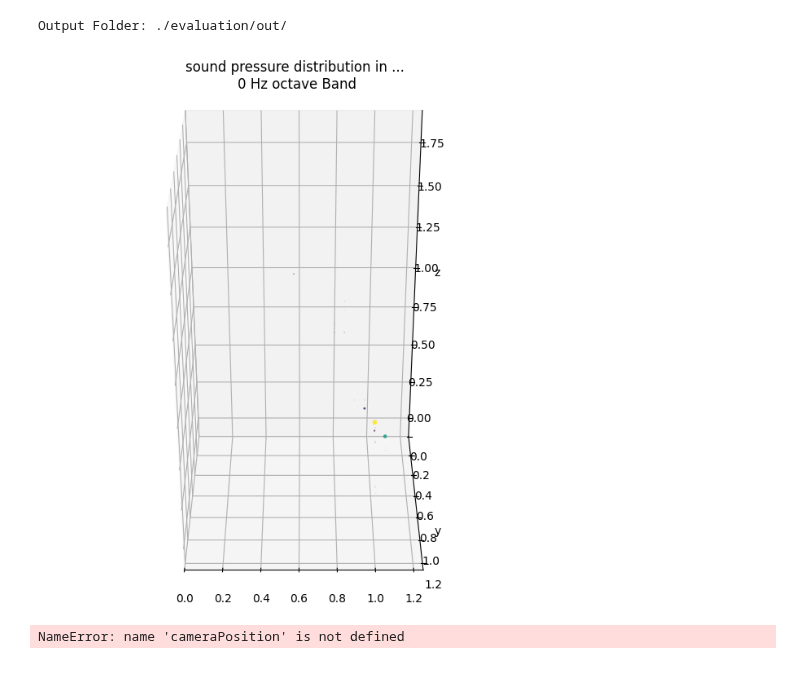
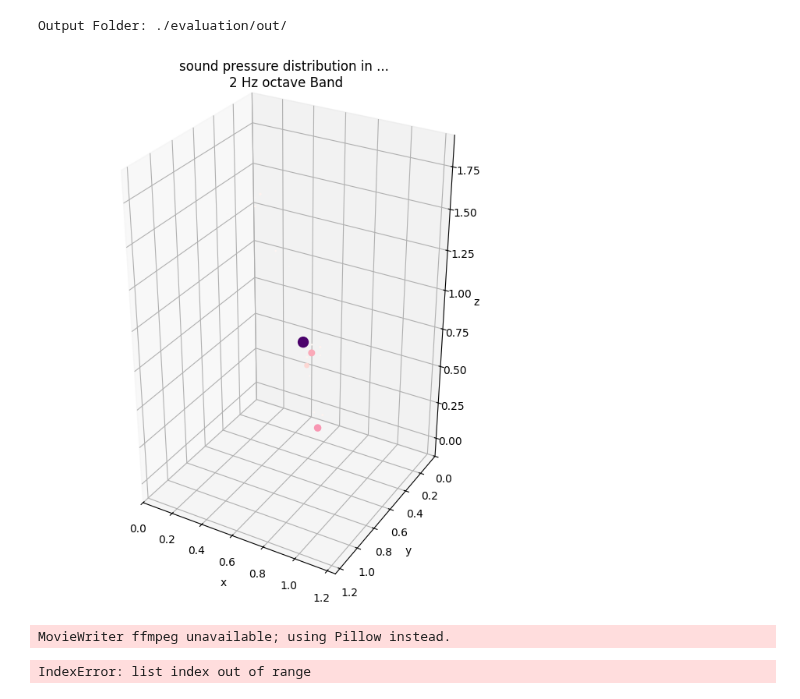
Before and after one commit to Floloffel/Bassoon2425, a Jupyter notebook: evaluation/Video_Export.ipynb, the cells around one changed output. Saved outputs shown, nothing was run; the diff lists cells and outputs as text; code cells hidden in the pictures.

Commit message:
the plot ist schön

```diff
--- a/evaluation/Video_Export.ipynb
+++ b/evaluation/Video_Export.ipynb
@@ -13,7 +25,8 @@ resFolderName = 'out/beamforming_results_25_02_16/'+dataName
 
 cameraPosition = 1
 dotsize = 4
-currentFrequencyBand = 0
+currentFrequencyBand = 2
+currentFrame = 64
 
 # Open and read the JSON file
 with open(resFolderName + '/evaluation_config.json', 'r') as file:
@@ -35,42 +48,45 @@ Output Folder: ./evaluation/out/
 fig = plt.figure(figsize = [10,8])
 ax = fig.add_subplot(projection='3d')
 
-ax.view_init(elev=30,
-             azim=270,
-             roll=0)
+# ax.view_init(elev=30,
+#              azim=270,
+#              roll=0)
 ax.set_proj_type('persp', focal_length=0.547)
 
 x_m, y_m, z_m = np.meshgrid(np.linspace(0,map.shape[2]*resolution,map.shape[2]),
                             np.linspace(0,map.shape[3]*resolution,map.shape[3]),
                             np.linspace(0,map.shape[4]*resolution,map.shape[4]))
 
-scat = ax.scatter(x_m, y_m, z_m, c = map[1,1], s = map[1,1]*10**dotsize, alpha = 0.8)
+scat = ax.scatter(x_m, y_m, z_m, c = map[currentFrequencyBand,currentFrame], s = map[currentFrequencyBand,currentFrame]*10**dotsize, cmap='RdPu', alpha=0.99)
 
 ax.set_xlabel('x')
 ax.set_ylabel('y')
 ax.set_zlabel('z')
 ax.set_xlim(0, map.shape[2]*resolution)
 ax.set_ylim(map.shape[3]*resolution, 0)
 ax.set_title('sound pressure distribution in ... \n'+str(currentFrequencyBand)+' Hz octave Band')
 ax.set_aspect('equal')
 
 
 def update(frame):
     color = map[currentFrequencyBand,frame,:,:,:]
     size = map[currentFrequencyBand,frame,:,:,:]*10**dotsize
     alpha = map[currentFrequencyBand,frame,:,:,:]
     scat.set_alpha(alpha)
     scat.set_color(color)
     scat.set_sizes(size)
 
     return (scat)
 
 
-ani = anim.FuncAnimation(fig=fig, func=update, frames=map.shape[1], interval=(1/25)*1000)
+ani = anim.FuncAnimation(fig=fig, func=update, frames=map.shape[1], interval=(1/25)*1000) # todo: framerate aus config
 plt.show()
 
-resFileName = '/out/video_data/'+dataName+'camera_'+cameraPosition+'.mp4'
-# ani.save(filename=resFileName, writer="ffmpeg")
+
+
+resFileName = 'out/video_data/'+dataName+'_camera_'+(str)(cameraPosition)+'.mp4'
+ani.save(filename=resFileName, writer="ffmpeg")
 # %% [output]
-[figure, old version]
+[figure, new version]
-NameError: name 'cameraPosition' is not defined
+MovieWriter ffmpeg unavailable; using Pillow instead.
+IndexError: list index out of range
```
Also changed, not shown: parts of 1 cell of this notebook, 1 other file.
